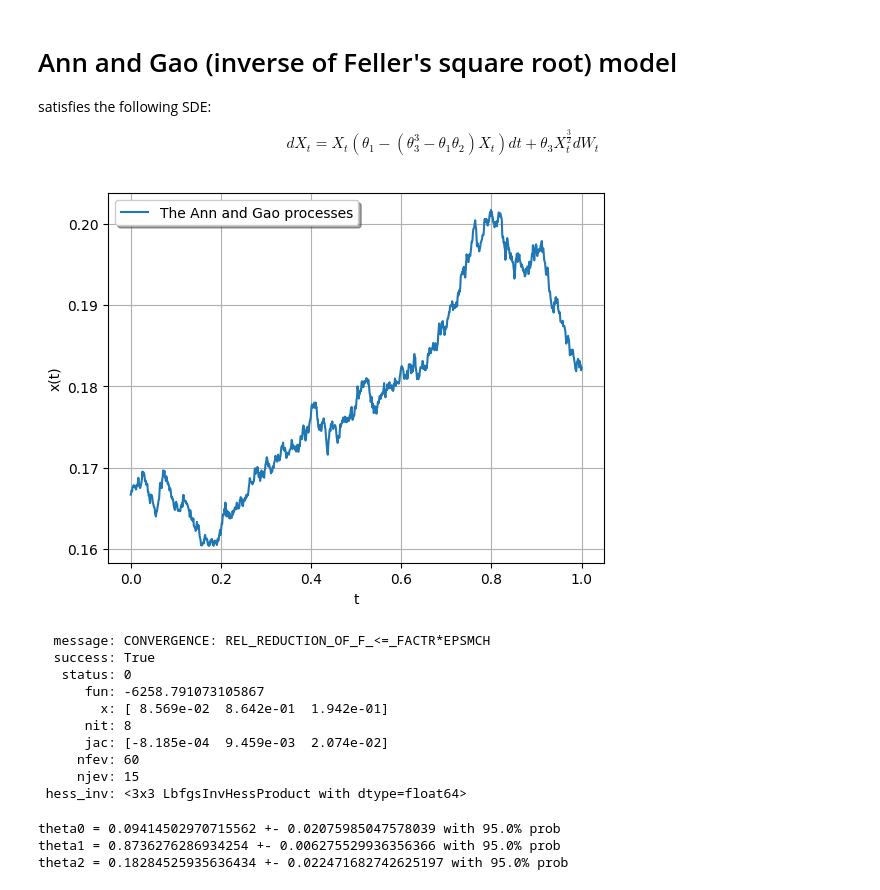
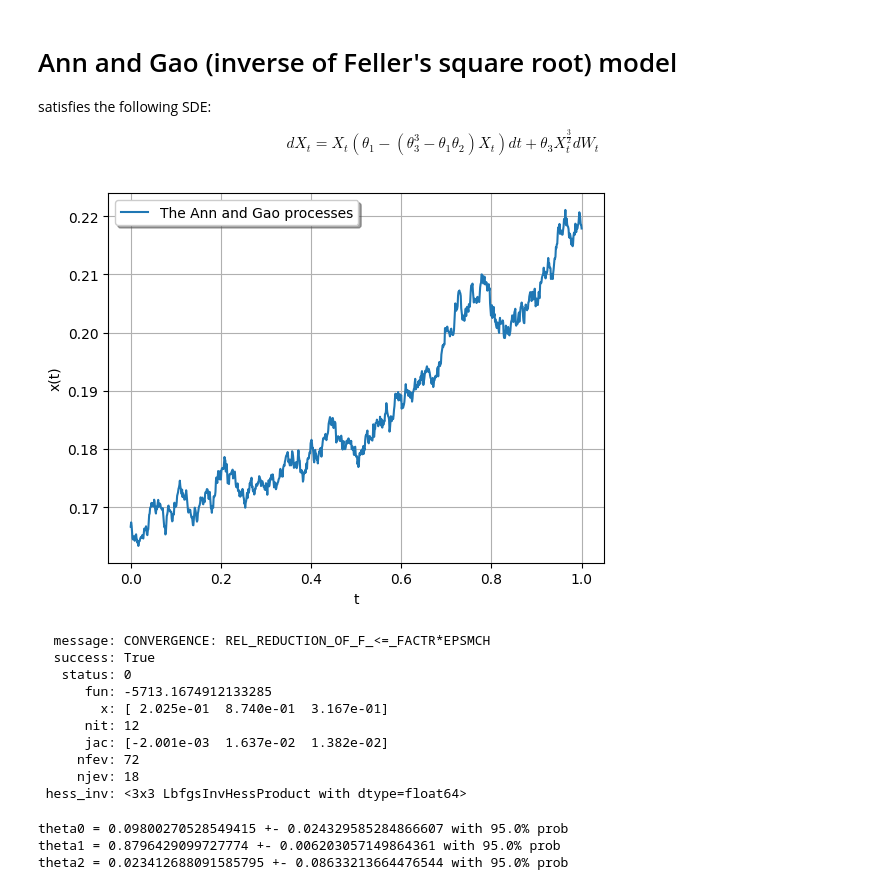
Before and after one commit to Kasymkhankhubiyev/Sirius-Uni, a Jupyter notebook: StatisticsOfStochasticProcesses/lab4_SSP.ipynb, the cells around one changed output. Drawn from its saved outputs; the diff is of its cells as text; code cells hidden in the pictures.

```diff
--- a/StatisticsOfStochasticProcesses/lab4_SSP.ipynb
+++ b/StatisticsOfStochasticProcesses/lab4_SSP.ipynb
@@ -778,48 +778,49 @@ class AnnGaoProcess(StochasticProcess):
     @njit
     def sigmaxt_xx(x, t, params):
         return .75 * params[2] * x ** (-.5)
 
     def DefaultInitState(self):
-        return self.params[0] / self.params[1] * np.ones(self.Nx)
+        return self.params[0] / (self.params[2] - self.params[0] * self.params[1]) * np.ones(self.Nx)
+        # return self.params[0] / self.params[1] * np.ones(self.Nx)
 
     def sampler_init_state(self):
         return self.params[0] / (self.params[2] - self.params[0] * self.params[1]) * np.ones(self.Nx)
 
 # Parameters
 theta1 = .1
 theta2 = .6
-theta3 = .2
+theta3 = .3
 
 x0 = 0
 Nx = 1
 Nt = 1000
 T = 1.0
 
 params = [theta1, theta2, theta3]
 
 AnnGao = AnnGaoProcess(params, T, Nx, Nt)
 t_data, x_data_AG = AnnGao.EulerSolution()
 plt.plot(t_data, x_data_AG, label = 'The Ann and Gao processes')
 
 plt.legend(loc = 'best', fancybox = True, shadow = True)
 plt.xlabel("t")
 plt.ylabel("x(t)")
 plt.grid(True)
 plt.show()
 # %% [output]
-[figure, old version]
+[figure, new version]
 # %%
 AnnGao.EulerEstimation(t_data, x_data_AG)
 # %% [output]
   message: CONVERGENCE: REL_REDUCTION_OF_F_<=_FACTR*EPSMCH
   success: True
    status: 0
-      fun: -6258.791073105867
-        x: [ 8.569e-02  8.642e-01  1.942e-01]
-      nit: 8
-      jac: [-8.185e-04  9.459e-03  2.074e-02]
-     nfev: 60
-     njev: 15
+      fun: -5713.1674912133285
+        x: [ 2.025e-01  8.740e-01  3.167e-01]
+      nit: 12
+      jac: [-2.001e-03  1.637e-02  1.382e-02]
+     nfev: 72
+     njev: 18
  hess_inv: <3x3 LbfgsInvHessProduct with dtype=float64>
 # %%
 #Confidence intervals
@@ -837,6 +838,6 @@ for i in range(0, 3):
     v = np.std(result[:,i], ddof=1)
     print(f"theta{i} = {m} +- {v * q / np.sqrt(n)} with {100 - alpha * 100}% prob")
 # %% [output]
-theta0 = 0.09414502970715562 +- 0.02075985047578039 with 95.0% prob
-theta1 = 0.8736276286934254 +- 0.006275529936356366 with 95.0% prob
-theta2 = 0.18284525935636434 +- 0.022471682742625197 with 95.0% prob
+theta0 = 0.09800270528549415 +- 0.024329585284866607 with 95.0% prob
+theta1 = 0.8796429099727774 +- 0.006203057149864361 with 95.0% prob
+theta2 = 0.023412688091585795 +- 0.08633213664476544 with 95.0% prob
```
